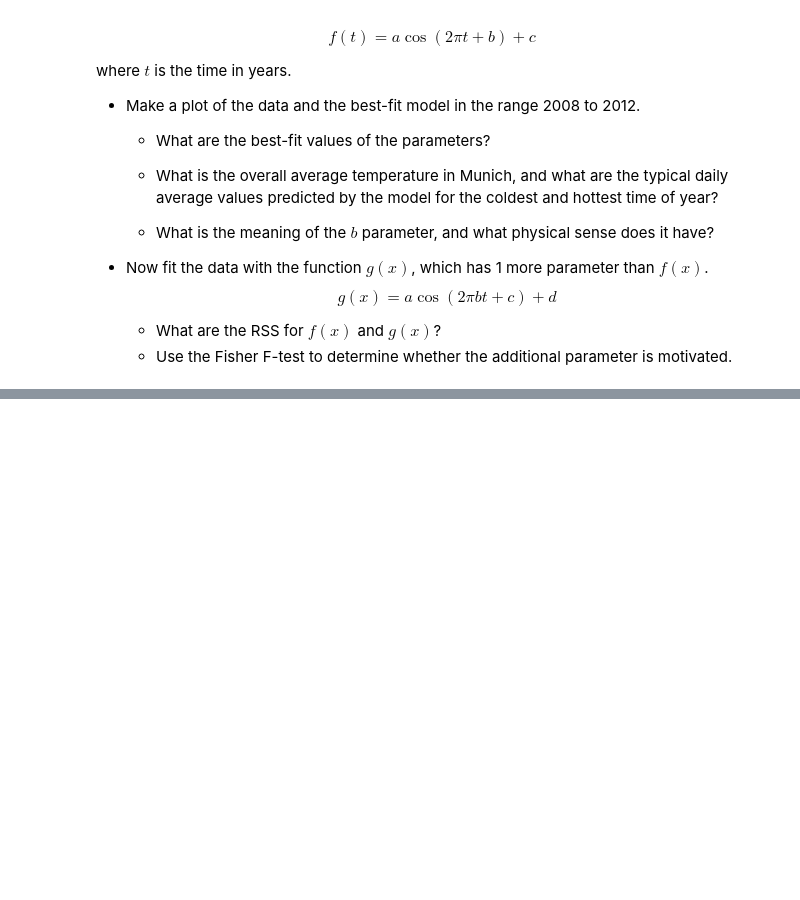
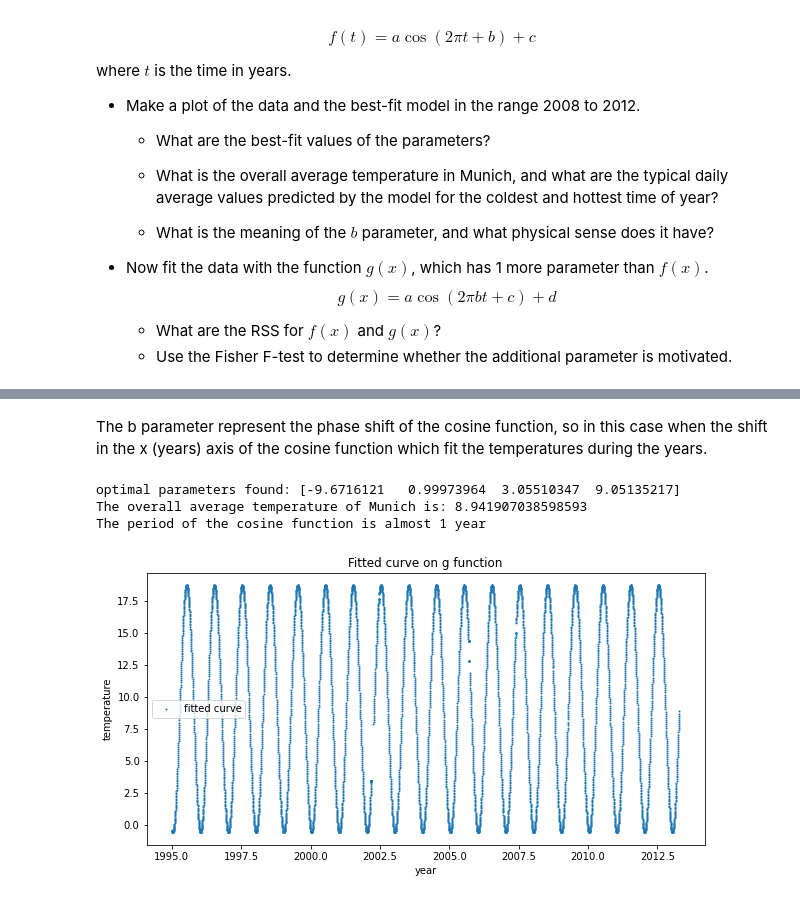
Before and after one commit to davidecolussi/HighLevelProgramming2021, a Jupyter notebook: 08ex_fitting.ipynb, the cells around one changed output, grey strips where cells are left out. Drawn from its saved outputs; the diff is of its cells as text; code cells hidden in the pictures; blank space fills up the shorter version.

```diff
--- a/08ex_fitting.ipynb
+++ b/08ex_fitting.ipynb
@@ -221,0 +264,27 @@ $$g(x) = a \cos(2\pi b t + c)+d$$
+# %% [markdown]
+The b parameter represent the phase shift of the cosine function, so in this case when the shift in the x (years) axis of the cosine function which fit the temperatures during the years.
+# %%
+def g(t,a,b,c,d):
+    return a*np.cos(2*np.pi*t*b + c) + d #now b represents the period of the cosine function (it would likely be one year)
+
+#curve fitting
+popt_g, pcov_g = optimize.curve_fit(g, X_train, Y_train,p0=[-9.7,1,-0.22,9.05])
+print("optimal parameters found:",popt_g)
+
+fig, ax_fitted_g = plt.subplots(nrows=1, ncols=1, figsize=(10, 5))
+#plot fitted curve
+ax_fitted_g.set_title("Fitted curve on g function")
+ax_fitted_g.set_xlabel("year")
+ax_fitted_g.set_ylabel("temperature")
+ax_fitted_g.scatter(X_train,g(X_train,*popt_g),label="fitted curve",s=1)
+ax_fitted_g.legend()
+
+#mean of the temperatures
+overall_mean=df.mean(axis=0)['temperature']
+print("The overall average temperature of Munich is:",overall_mean)
+print("The period of the cosine function is almost",round(popt_g[1]),"year")
+# %% [output]
+optimal parameters found: [-9.6716121   0.99973964  3.05510347  9.05135217]
+The overall average temperature of Munich is: 8.941907038598593
+The period of the cosine function is almost 1 year
+[figure, added]
```
Also changed, not shown: parts of 4 cells of this notebook, 2 other files.
